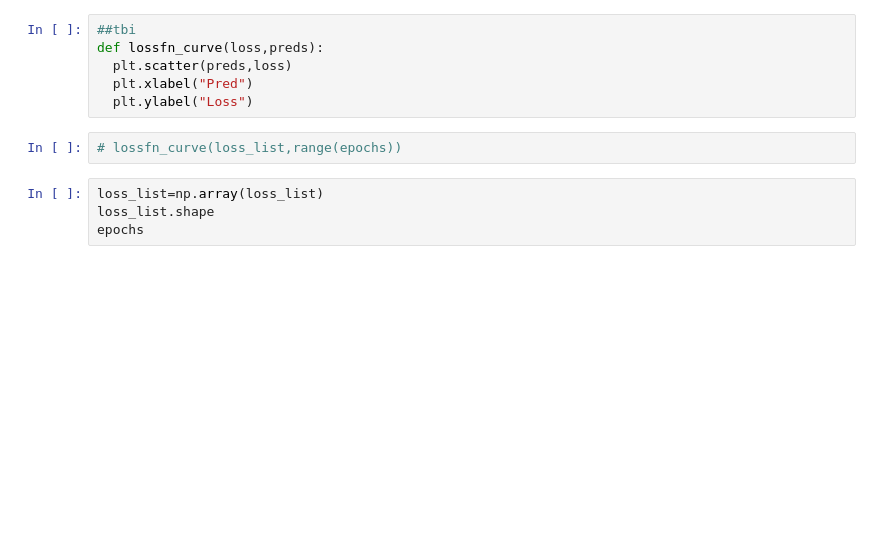
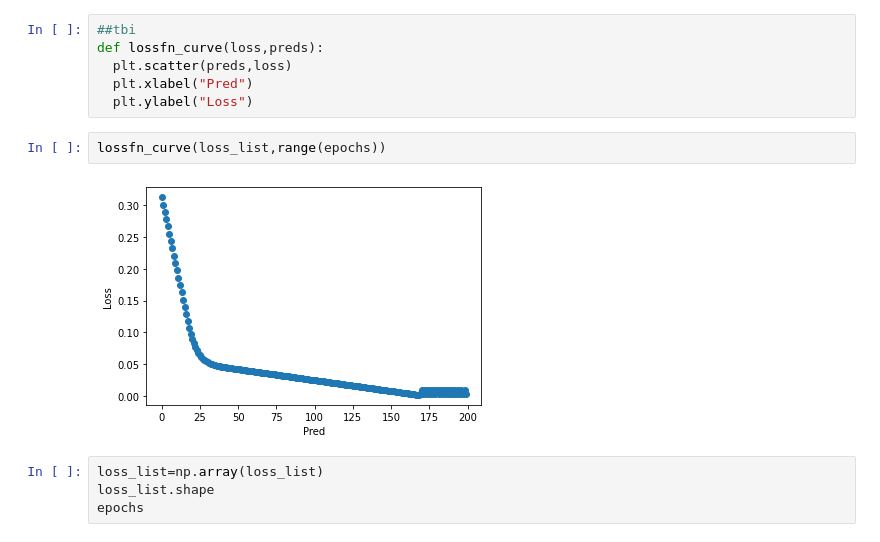
Before and after one commit to MananShukla7/Pytorch-CV, a Jupyter notebook: 02_Pytoch_Workflow.ipynb, the cells around one changed output. Saved outputs shown, nothing was run; the diff lists cells and outputs as text; blank space fills up the shorter version.

Commit message:
Loss_fn curve visualisation added

```diff
--- a/02_Pytoch_Workflow.ipynb
+++ b/02_Pytoch_Workflow.ipynb
@@ -262,7 +264,9 @@ def lossfn_curve(loss,preds):
   plt.xlabel("Pred")
   plt.ylabel("Loss")
 # %%
-# lossfn_curve(loss_list,range(epochs))
+lossfn_curve(loss_list,range(epochs))
+# %% [output]
+[figure, added]
 # %%
 loss_list=np.array(loss_list)
 loss_list.shape
```
Also changed, not shown: parts of 5 cells of this notebook.
